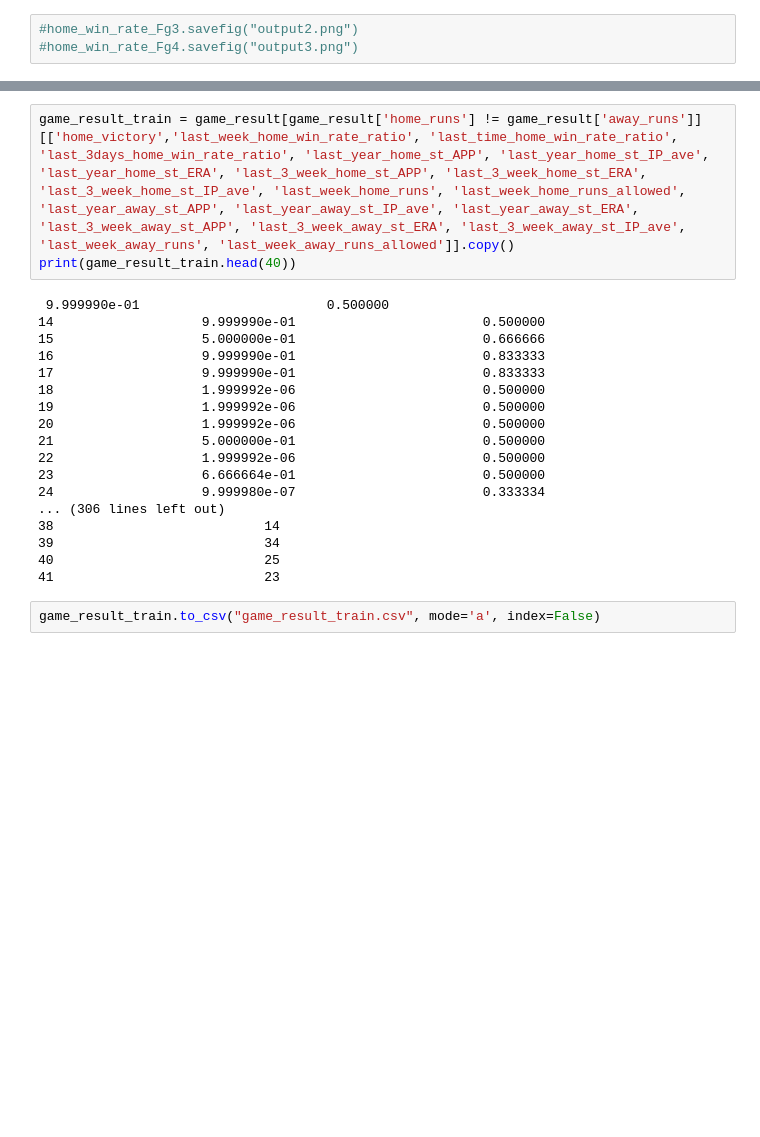
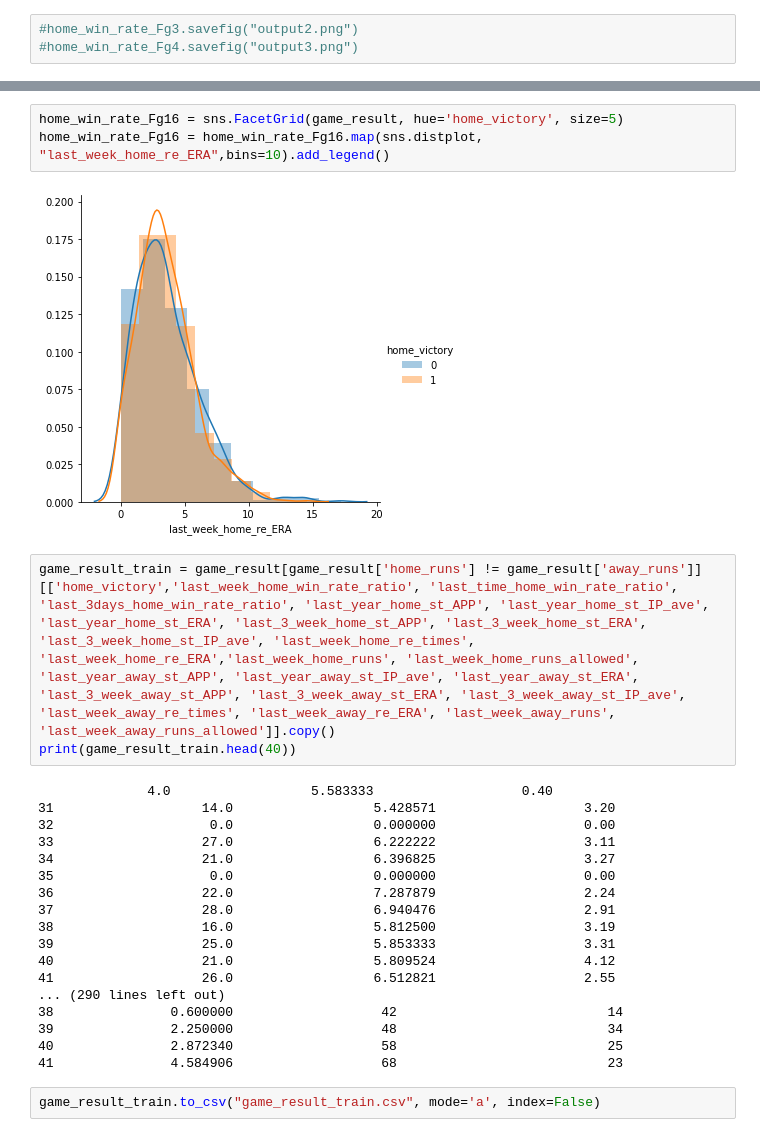
Before and after one commit to tubotu/baseball_predict, a Jupyter notebook: Untitled.ipynb, the cells around one changed output, grey strips where cells are left out. Drawn from its saved outputs; the diff is of its cells as text; blank space fills up the shorter version.

```diff
--- a/Untitled.ipynb
+++ b/Untitled.ipynb
@@ -583,24 +603,29 @@ home_win_rate_Fg15 = home_win_rate_Fg15.map(sns.distplot, "last_week_home_runs_a
+# %%
+home_win_rate_Fg16 = sns.FacetGrid(game_result, hue='home_victory', size=5)
+home_win_rate_Fg16 = home_win_rate_Fg16.map(sns.distplot, "last_week_home_re_ERA",bins=10).add_legend()
+# %% [output]
+[figure, added]
 # %%
-game_result_train = game_result[game_result['home_runs'] != game_result['away_runs']][['home_victory','last_week_home_win_rate_ratio', 'last_time_home_win_rate_ratio', 'last_3days_home_win_rate_ratio', 'last_year_home_st_APP', 'last_year_home_st_IP_ave', 'last_year_home_st_ERA', 'last_3_week_home_st_APP', 'last_3_week_home_st_ERA', 'last_3_week_home_st_IP_ave', 'last_week_home_runs', 'last_week_home_runs_allowed', 'last_year_away_st_APP', 'last_year_away_st_IP_ave', 'last_year_away_st_ERA', 'last_3_week_away_st_APP', 'last_3_week_away_st_ERA', 'last_3_week_away_st_IP_ave', 'last_week_away_runs', 'last_week_away_runs_allowed']].copy()
+game_result_train = game_result[game_result['home_runs'] != game_result['away_runs']][['home_victory','last_week_home_win_rate_ratio', 'last_time_home_win_rate_ratio', 'last_3days_home_win_rate_ratio', 'last_year_home_st_APP', 'last_year_home_st_IP_ave', 'last_year_home_st_ERA', 'last_3_week_home_st_APP', 'last_3_week_home_st_ERA', 'last_3_week_home_st_IP_ave', 'last_week_home_re_times', 'last_week_home_re_ERA','last_week_home_runs', 'last_week_home_runs_allowed', 'last_year_away_st_APP', 'last_year_away_st_IP_ave', 'last_year_away_st_ERA', 'last_3_week_away_st_APP', 'last_3_week_away_st_ERA', 'last_3_week_away_st_IP_ave', 'last_week_away_re_times', 'last_week_away_re_ERA', 'last_week_away_runs', 'last_week_away_runs_allowed']].copy()
 print(game_result_train.head(40))
 # %% [output]
- 9.999990e-01                        0.500000
-14                   9.999990e-01                        0.500000
-15                   5.000000e-01                        0.666666
-16                   9.999990e-01                        0.833333
-17                   9.999990e-01                        0.833333
-18                   1.999992e-06                        0.500000
-19                   1.999992e-06                        0.500000
-20                   1.999992e-06                        0.500000
-21                   5.000000e-01                        0.500000
-22                   1.999992e-06                        0.500000
-23                   6.666664e-01                        0.500000
-24                   9.999980e-07                        0.333334
-... (306 lines left out)
-38                           14
-39                           34
-40                           25
-41                           23
+              4.0                  5.583333                   0.40
+31                   14.0                  5.428571                   3.20
+32                    0.0                  0.000000                   0.00
+33                   27.0                  6.222222                   3.11
+34                   21.0                  6.396825                   3.27
+35                    0.0                  0.000000                   0.00
+36                   22.0                  7.287879                   2.24
+37                   28.0                  6.940476                   2.91
+38                   16.0                  5.812500                   3.19
+39                   25.0                  5.853333                   3.31
+40                   21.0                  5.809524                   4.12
+41                   26.0                  6.512821                   2.55
+... (290 lines left out)
+38               0.600000                   42                           14
+39               2.250000                   48                           34
+40               2.872340                   58                           25
+41               4.584906                   68                           23
 # %%
 game_result_train.to_csv("game_result_train.csv", mode='a', index=False)
 # %%
```
Also changed, not shown: parts of 12 cells of this notebook.
